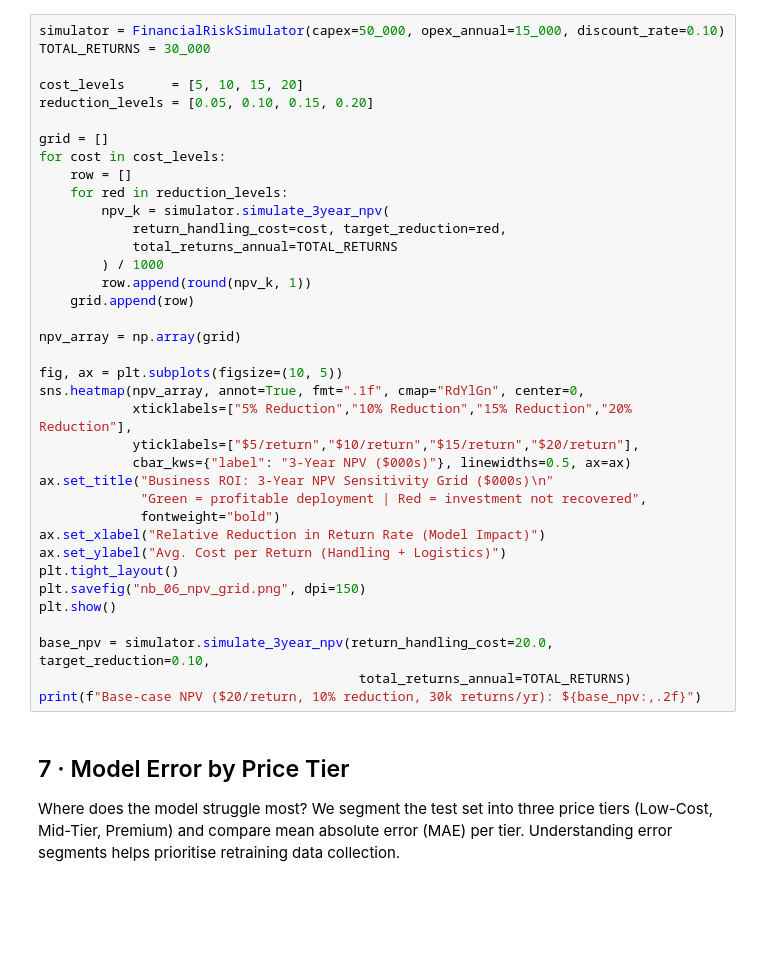
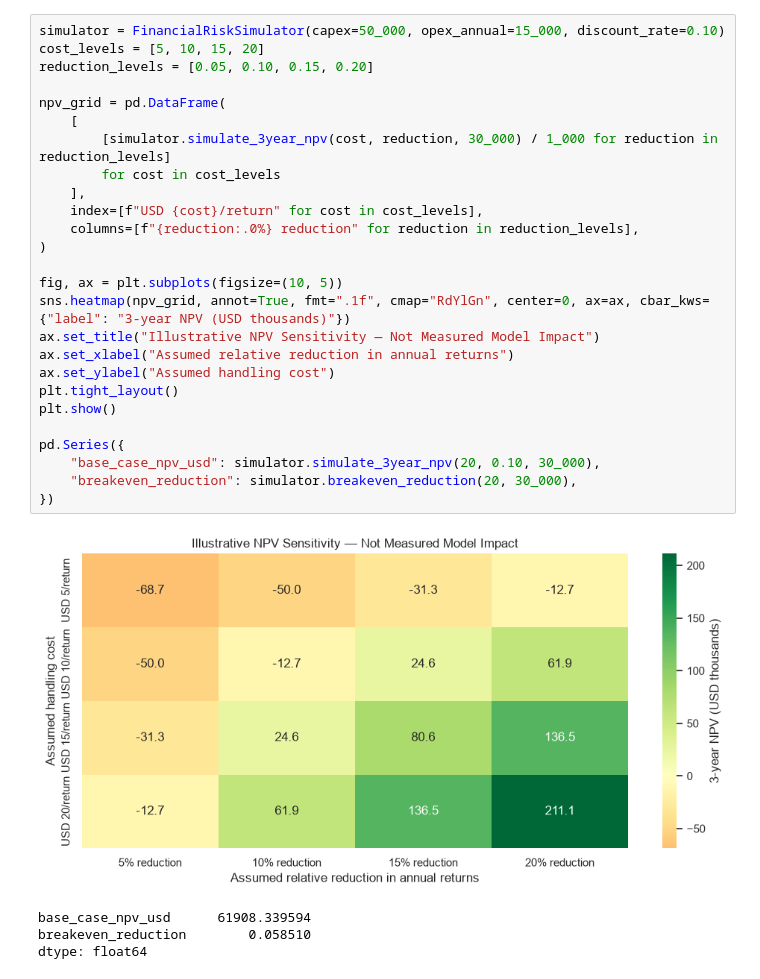
Before and after one commit to Luthiax/Sales_testing, a Jupyter notebook: Retail_Return_Risk_Analysis.ipynb, the cells around one changed output. Cells and saved outputs as stored; diff of their text form; blank space fills up the shorter version.

```diff
--- a/Retail_Return_Risk_Analysis.ipynb
+++ b/Retail_Return_Risk_Analysis.ipynb
@@ -255,43 +142,31 @@ Green cells are profitable deployments; red cells don't pay back the investment.
 # %%
 simulator = FinancialRiskSimulator(capex=50_000, opex_annual=15_000, discount_rate=0.10)
-TOTAL_RETURNS = 30_000
-
-cost_levels      = [5, 10, 15, 20]
+cost_levels = [5, 10, 15, 20]
 reduction_levels = [0.05, 0.10, 0.15, 0.20]
 
-grid = []
-for cost in cost_levels:
-    row = []
-    for red in reduction_levels:
-        npv_k = simulator.simulate_3year_npv(
-            return_handling_cost=cost, target_reduction=red,
-            total_returns_annual=TOTAL_RETURNS
-        ) / 1000
-        row.append(round(npv_k, 1))
-    grid.append(row)
-
-npv_array = np.array(grid)
+npv_grid = pd.DataFrame(
+    [
+        [simulator.simulate_3year_npv(cost, reduction, 30_000) / 1_000 for reduction in reduction_levels]
+        for cost in cost_levels
+    ],
+    index=[f"USD {cost}/return" for cost in cost_levels],
+    columns=[f"{reduction:.0%} reduction" for reduction in reduction_levels],
+)
 
 fig, ax = plt.subplots(figsize=(10, 5))
-sns.heatmap(npv_array, annot=True, fmt=".1f", cmap="RdYlGn", center=0,
-            xticklabels=["5% Reduction","10% Reduction","15% Reduction","20% Reduction"],
-            yticklabels=["$5/return","$10/return","$15/return","$20/return"],
-            cbar_kws={"label": "3-Year NPV ($000s)"}, linewidths=0.5, ax=ax)
-ax.set_title("Business ROI: 3-Year NPV Sensitivity Grid ($000s)\n"
-             "Green = profitable deployment | Red = investment not recovered",
-             fontweight="bold")
-ax.set_xlabel("Relative Reduction in Return Rate (Model Impact)")
-ax.set_ylabel("Avg. Cost per Return (Handling + Logistics)")
+sns.heatmap(npv_grid, annot=True, fmt=".1f", cmap="RdYlGn", center=0, ax=ax, cbar_kws={"label": "3-year NPV (USD thousands)"})
+ax.set_title("Illustrative NPV Sensitivity — Not Measured Model Impact")
+ax.set_xlabel("Assumed relative reduction in annual returns")
+ax.set_ylabel("Assumed handling cost")
 plt.tight_layout()
-plt.savefig("nb_06_npv_grid.png", dpi=150)
 plt.show()
 
-base_npv = simulator.simulate_3year_npv(return_handling_cost=20.0, target_reduction=0.10,
-                                         total_returns_annual=TOTAL_RETURNS)
-print(f"Base-case NPV ($20/return, 10% reduction, 30k returns/yr): ${base_npv:,.2f}")
+pd.Series({
+    "base_case_npv_usd": simulator.simulate_3year_npv(20, 0.10, 30_000),
+    "breakeven_reduction": simulator.breakeven_reduction(20, 30_000),
+})
+# %% [output]
+[figure, added]
+base_case_npv_usd      61908.339594
+breakeven_reduction        0.058510
+dtype: float64
-# %% [markdown]
-## 7 · Model Error by Price Tier
-
-Where does the model struggle most? We segment the test set into three price tiers
-(Low-Cost, Mid-Tier, Premium) and compare mean absolute error (MAE) per tier.
-Understanding error segments helps prioritise retraining data collection.
```
Also changed, not shown: parts of 28 cells of this notebook, 22 other files.
